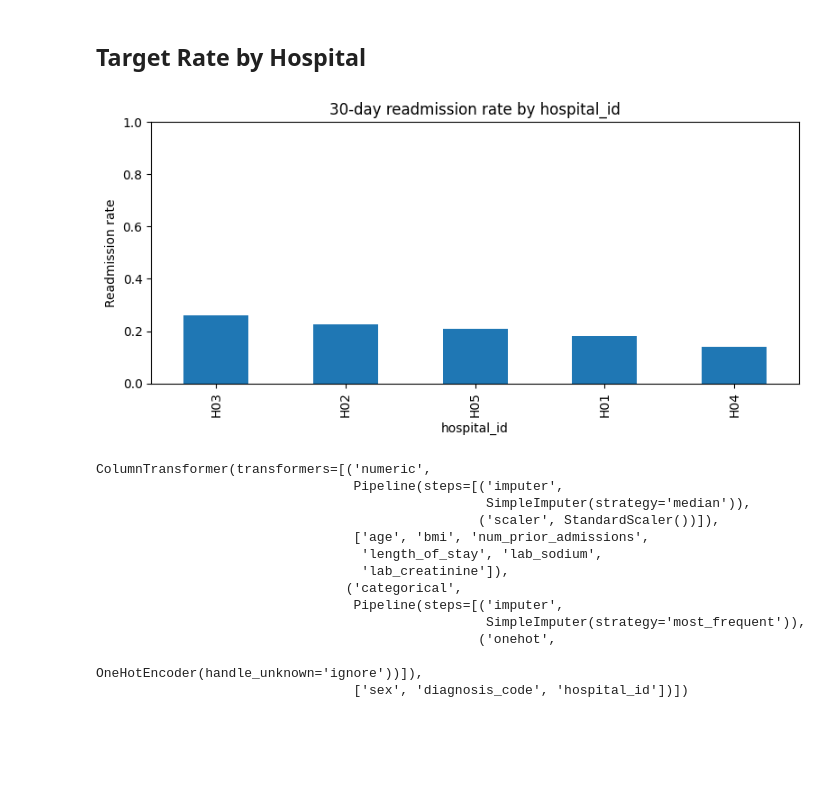
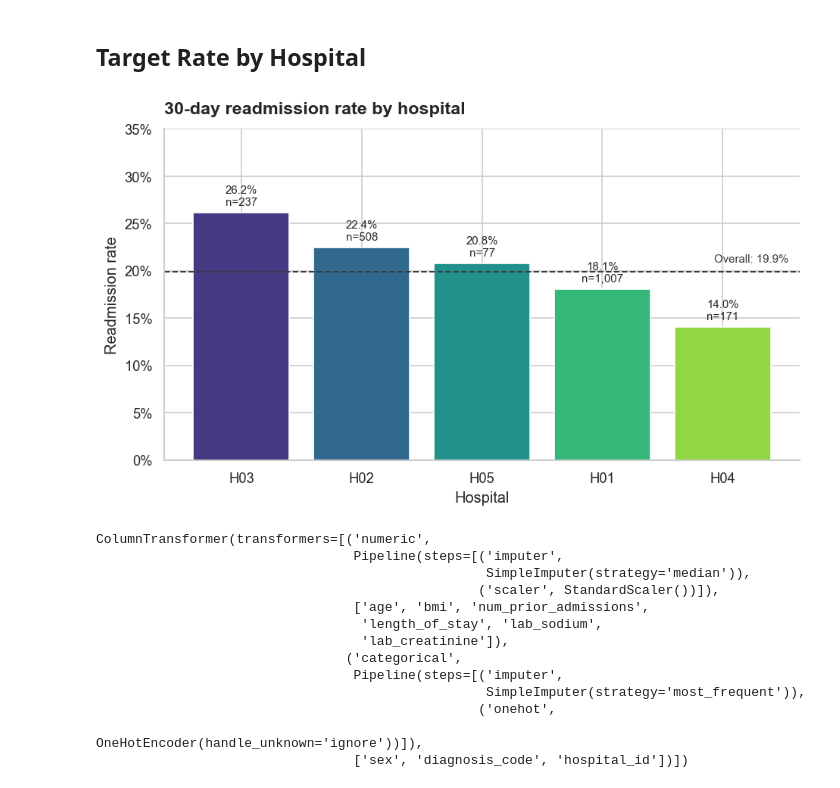
Before and after one commit to thomas-ferraz/vibe_coding_training, a Jupyter notebook: notebooks/eda_demo.ipynb, the cells around one changed output. Saved outputs shown, nothing was run; the diff lists cells and outputs as text; code cells hidden in the pictures; blank space fills up the shorter version.

```diff
--- a/notebooks/eda_demo.ipynb
+++ b/notebooks/eda_demo.ipynb
@@ -74,9 +87,29 @@ plt.show()
 # %% [markdown]
 ## Target Rate by Hospital
-# %%
-plot_target_rate_by(df, "hospital_id")
-# %% [output]
-[figure, removed]
+# %%
+hospital_rates = target_rate_by(df, "hospital_id").rename("readmission_rate").reset_index()
+hospital_counts = df["hospital_id"].value_counts().rename_axis("hospital_id").reset_index(name="n")
+hospital_plot = hospital_rates.merge(hospital_counts, on="hospital_id").sort_values("readmission_rate", ascending=False)
+overall_rate = df["readmission_30d"].mean()
+
+fig, ax = plt.subplots(figsize=(8, 4.8))
+colors = sns.color_palette("viridis", n_colors=len(hospital_plot))
+bars = ax.bar(hospital_plot["hospital_id"], hospital_plot["readmission_rate"], color=colors)
+
+ax.axhline(overall_rate, color="#3a3a3a", linestyle="--", linewidth=1.2)
+ax.text(len(hospital_plot) - 0.45, overall_rate + 0.008, f"Overall: {overall_rate:.1%}", ha="right", va="bottom", fontsize=9, color="#3a3a3a")
+ax.set_title("30-day readmission rate by hospital", loc="left", fontsize=14, weight="bold", pad=12)
+ax.set_xlabel("Hospital")
+ax.set_ylabel("Readmission rate")
+ax.set_ylim(0, max(0.35, hospital_plot["readmission_rate"].max() + 0.06))
+ax.yaxis.set_major_formatter(plt.FuncFormatter(lambda value, _: f"{value:.0%}"))
+ax.bar_label(bars, labels=[f"{rate:.1%}\nn={n:,}" for rate, n in zip(hospital_plot["readmission_rate"], hospital_plot["n"])], padding=4, fontsize=9)
+
+sns.despine()
+plt.tight_layout()
+plt.show()
+# %% [output]
+[figure, added]
 # %%
 numeric_cols = [
     "age",
```
Also changed, not shown: parts of 3 cells of this notebook.
